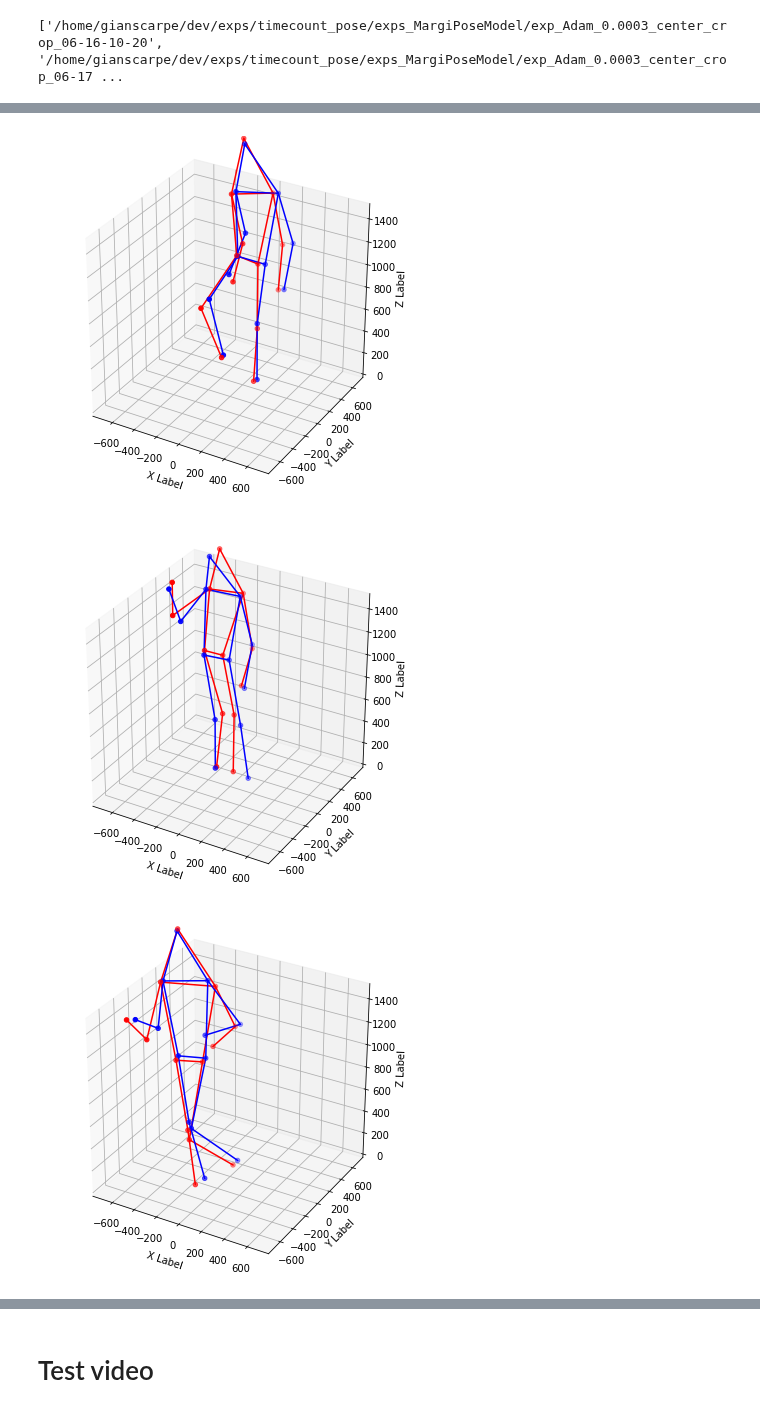
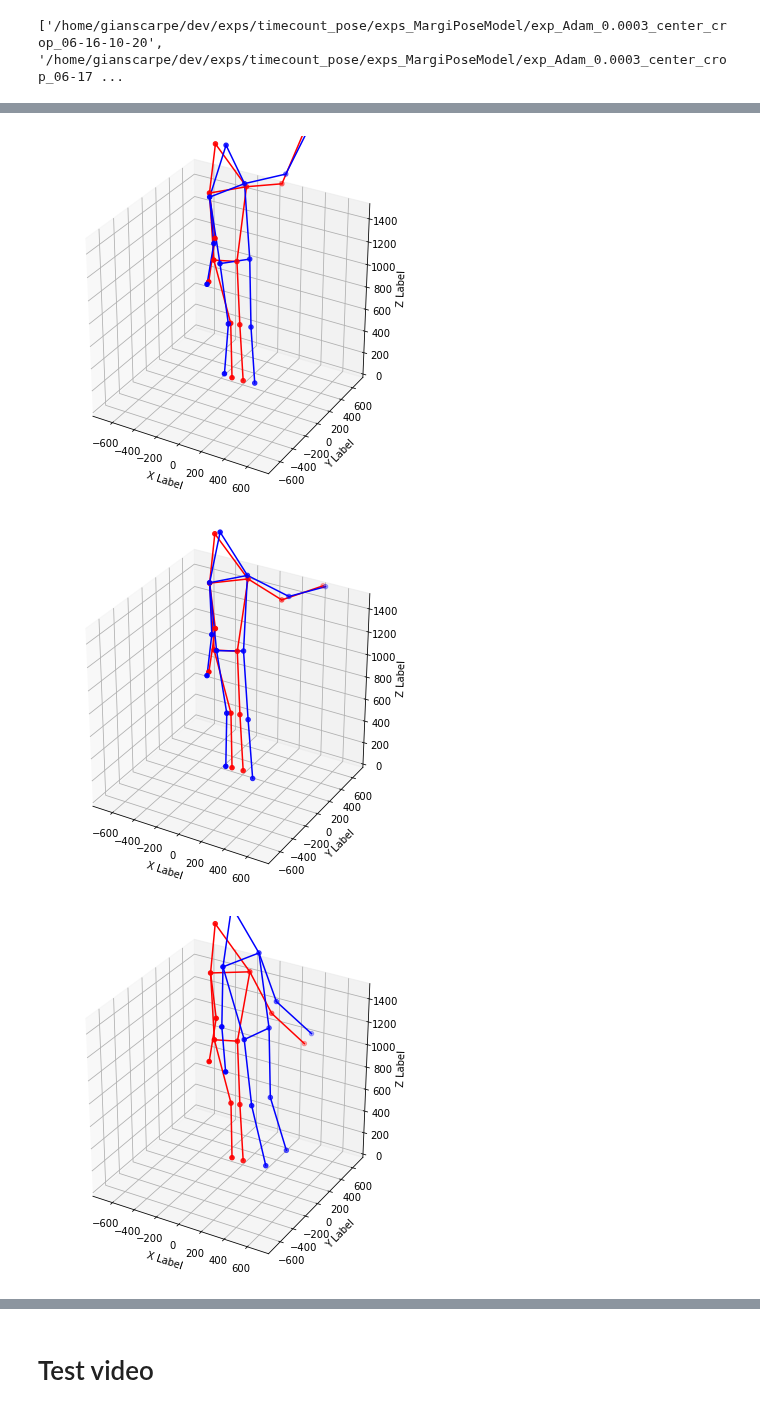
Before and after one commit to gianscarpe/event-based-monocular-hpe, a Jupyter notebook: src/notebooks/margipose.ipynb, the cells around one changed output, grey strips where cells are left out. Cells and saved outputs as stored; diff of their text form; code cells hidden in the pictures.

```diff
--- a/src/notebooks/margipose.ipynb
+++ b/src/notebooks/margipose.ipynb
@@ -41,3 +45,8 @@ loader = get_dataloader(d, batch_size, 2)
+# %%
+_, _, test = factory.get_datasets()
+# %%
+
+loader = get_dataloader(test, batch_size, shuffle=False, num_workers=2)
 # %%
 batch = next(iter(loader))
 x, y = batch
@@ -51,7 +67,7 @@ print(list(exps))
 # %% [output]
 ['/home/gianscarpe/dev/exps/timecount_pose/exps_MargiPoseModel/exp_Adam_0.0003_center_crop_06-16-10-20', '/home/gianscarpe/dev/exps/timecount_pose/exps_MargiPoseModel/exp_Adam_0.0003_center_crop_06-17 ...
 # %%
-import experimenting.models as models
+import experimenting.agents as agents
 import os
 import experimenting.models.metrics as metrics
 import experimenting.models.losses as losses
@@ -59,9 +75,9 @@ from experimenting.utils import get_joints_from_heatmap, average_loss, decompose
 import experimenting.utils.cv_helpers as utils
 
 
-exp_name = exps[-1]
+exp_name = "/home/gianscarpe/dev/exps/voxelgrid/exps_MargiposeEstimator/08-28-09-18_exp_resnet34_pretrained_False_08-28-09-18"
 checkpoint_dir = os.path.join(exp_name, 'checkpoints')
 checkpoints = sorted(os.listdir(checkpoint_dir))
 checkpoint_path = os.path.join(checkpoint_dir, checkpoints[0])
-model = models.MargiposeEstimator.load_from_checkpoint(checkpoint_path)
+model = agents.MargiposeEstimator.load_from_checkpoint(checkpoint_path)
 model = model.cpu()
@@ -74,17 +98,13 @@ M,_ = decompose_projection_matrix(P_mat_cam3)
 # %%
 idx = 0
 
-y_sample = np.load(d.labels[d.x_indexes[0]])
-x_sample, _ = d[idx]
+y_sample = np.load(test.dataset.joints[test.x_indexes[0]])
+x_sample, _ = test[idx]
 
 with torch.no_grad():
     preds = model(x_sample.unsqueeze(0))
 
 #plt.imshow(x_sample.squeeze())
-# HM gt
-print("XY GT")
-hms = utils.get_heatmap(y_sample['joints'].swapaxes(1, 0), y_sample['mask'], 256, 256, 13)
-plot_heatmap(hms.swapaxes(-1, 0))
 
 # XY
 print("PRED XY")
@@ -111,11 +133,13 @@ with torch.no_grad():
     preds = model(x.cpu())
     normalized_skeletons = model.predict3d(preds)
 
+reload(utils)
 for i in range(4):
     camera = y['camera'][i]
-    gt_skeleton = y['skeleton'][i].numpy().swapaxes(1, 0)
+    M = y['M'][i]
+    gt_skeleton = y['skeleton'][i]
     pred_skeleton = normalized_skeletons[i].narrow(-1, 0, 3)
     pred_skeleton = utils.denormalize_predict(pred_skeleton,
-                                        256, 256, camera)
-    utils.plot_skeleton_3d(gt_skeleton, pred_skeleton, M)
+                                        260, 346, camera)
+    utils.plot_skeleton_3d(gt_skeleton.numpy(), pred_skeleton.numpy().swapaxes(1, 0), M)
 # %% [output]
@@ -123,3 +147,3 @@ for i in range(4):
-[figure, old version]
+[figure, new version]
-[figure, old version]
+[figure, new version]
-[figure, old version]
+[figure, new version]
```
Also changed, not shown: parts of 19 cells of this notebook, 15 other files.
